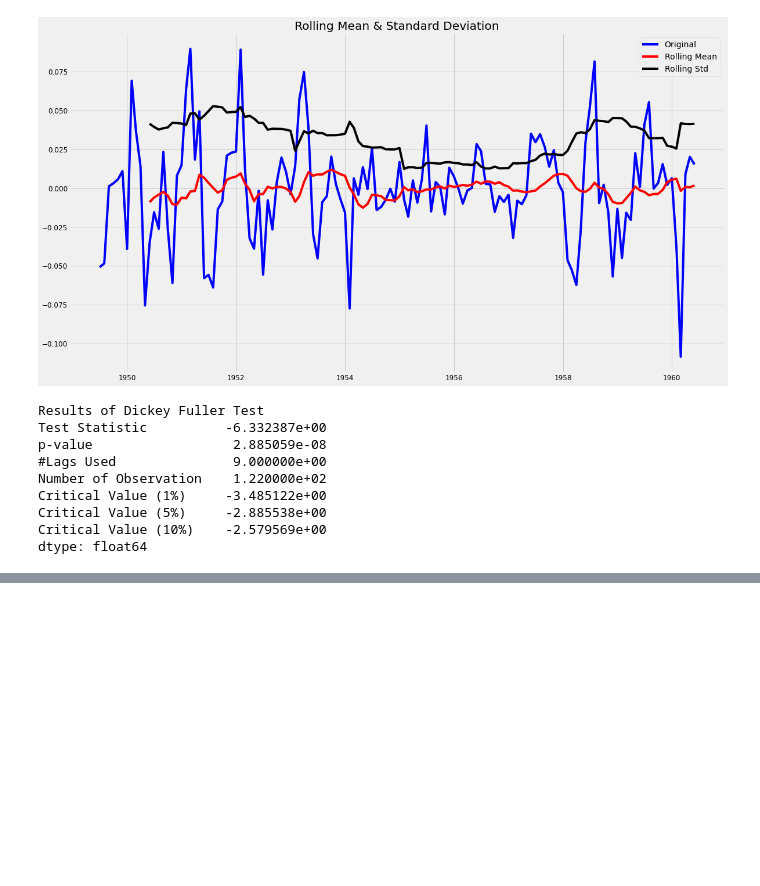
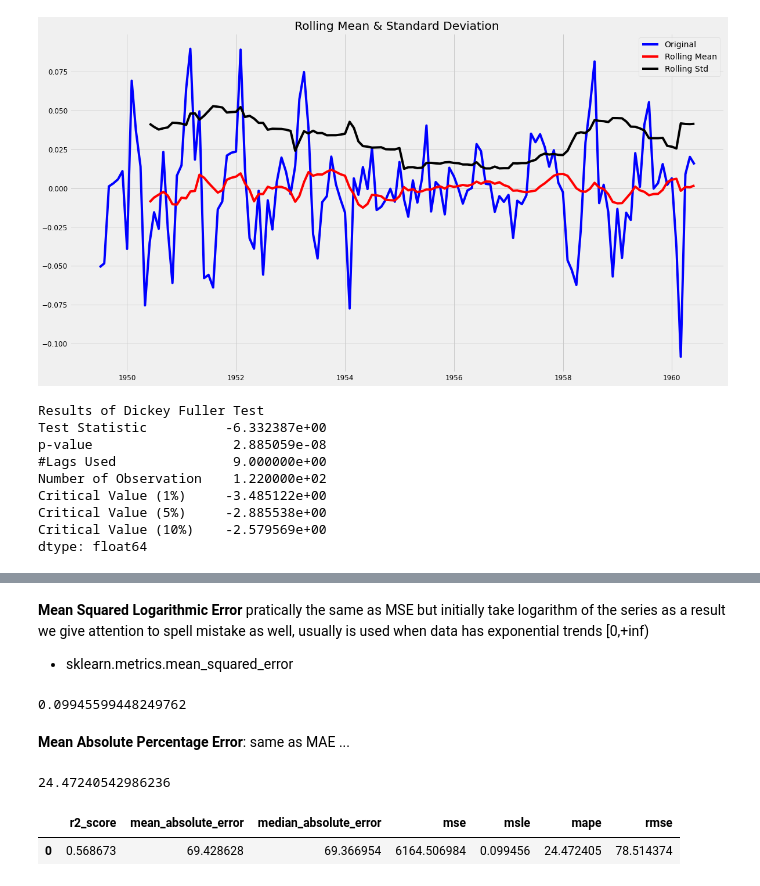
Before and after one commit to melwinmpk/python_datascience, a Jupyter notebook: ML/Time Series Analysis and Forcasting in Python.ipynb, the cells around one changed output, grey strips where cells are left out. Saved outputs shown, nothing was run; the diff lists cells and outputs as text; code cells hidden in the pictures; blank space fills up the shorter version.

```diff
--- a/ML/Time Series Analysis and Forcasting in Python.ipynb
+++ b/ML/Time Series Analysis and Forcasting in Python.ipynb
@@ -584,0 +695,33 @@ dtype: float64
+# %% [markdown]
+<p><b>Mean Squared Logarithmic Error</b> pratically the same as MSE but initially take logarithm of the series as a result we give attention to spell mistake as well, usually is used when data has exponential trends [0,+inf)</p>
+<ul>
+    <li>sklearn.metrics.mean_squared_error</li>
+</ul>
+# %%
+mean_squared_log_error(y.passengers, predictions_ARIMA)
+# %% [output]
+0.09945599448249762
+# %% [markdown]
+<p><b>Mean Absolute Percentage Error</b>: same as MAE ... </p>
+# %%
+mean_absolute_percentage_error(y.passengers, predictions_ARIMA)
+# %% [output]
+24.47240542986236
+# %%
+def mean_absolute_percentage_error(y_true, y_pred):
+    return np.mean(np.abs((y_true - y_pred)/y_true)) * 100
+
+def evaluate_forcast(y, pred):
+    results                          = pd.DataFrame({'r2_score':r2_score(y, pred)},index=[0])
+    results['mean_absolute_error']   = mean_absolute_error(y, pred)
+    results['median_absolute_error'] = median_absolute_error(y, pred)
+    results['mse']                   = mean_squared_error(y, pred)
+    results['msle']                  = mean_squared_log_error(y, pred)
+    results['mape']                  = mean_absolute_percentage_error(y, pred)
+    results['rmse']                  = np.sqrt(results['mse'])
+    return results
+# %%
+evaluate_forcast(y.passengers, predictions_ARIMA)
+# %% [output]
+|  | r2_score | mean_absolute_error | median_absolute_error | mse | msle | mape | rmse |
+| 0 | 0.568673 | 69.428628 | 69.366954 | 6164.506984 | 0.099456 | 24.472405 | 78.514374 |
```
Also changed, not shown: parts of 32 cells of this notebook.
